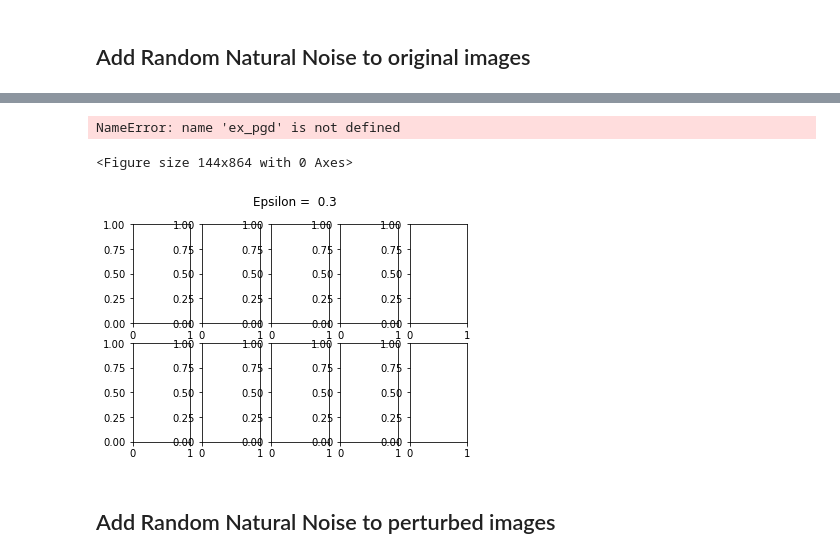
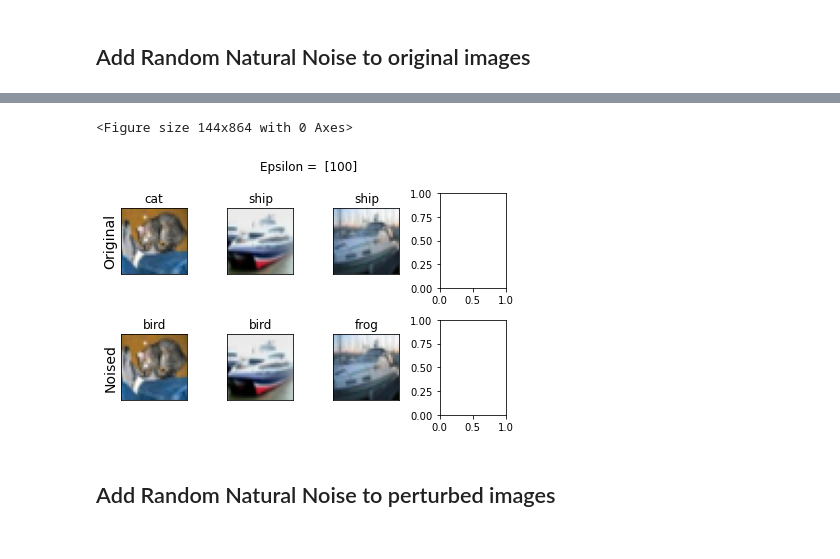
Before and after one commit to MaoMaoCV/CIFAR-10Adv, a Jupyter notebook: CIFAR10_ADV.ipynb, the cells around one changed output, grey strips where cells are left out. Drawn from its saved outputs; the diff is of its cells as text; code cells hidden in the pictures.

```diff
--- a/CIFAR10_ADV.ipynb
+++ b/CIFAR10_ADV.ipynb
@@ -386,15 +396,0 @@ tensor([[[[-0.6973,  0.6923,  1.1230,  ...,  0.7031,  0.9146, -2.2513],
-# %%
-def add_noise(image, eps = 0.3) :
-
-    noise = torch.randn(1, 3, 32, 32)
-    #print(noise)
-    data_noise = noise
-
-    image = torch.clamp(image + data_noise, min=image - eps, max=image + eps)
-    image = torch.clamp(image, min = 0, max = 1)
-
-    return image
-# %%
-noised_img = add_noise(images)
-# %%
-test_accuracy_n, nnoise_labels, noised_img = test_acc(model, testloader, mt, True)
@@ -418,0 +408,5 @@ Return test images =  True
+# %%
+epsilons_n = [100]
+for eps2 in epsilons_n:
+    noised_img = add_noise(images, eps2)
+    test_accuracy_n, nnoise_labels, noised_img = test_acc(model, testloader, mt, True, noised_img)
@@ -419,22 +431,19 @@ Return test images =  True
 # %%
-for i,epsilon in enumerate(epsilons):
-  plt.figure(figsize=(2,12))
-  fig, axs = plt.subplots(2, visual_examples - 1)
-  fig.suptitle("Epsilon =  {}".format(epsilon))
-  for j in range(len(examples[i])):
-    adv_ex = examples[i][j]
+plt.figure(figsize=(2,12))
+fig, axs = plt.subplots(2, visual_examples - 1)
+fig.suptitle("Epsilon =  {}".format(epsilons_n))
+for j in range(len(noised_img[0])):
     ax1 = axs[0, j]
     ax2 = axs[1, j]
     ax_imshow(ax1, orig[j], resnet56_labels[0][j])
-    ax_imshow(ax2, noised_img, fgsm_labels[i][j])
+    ax_imshow(ax2, noised_img[j], nnoise_labels[0][j])
     if j == 0:
-      ax1.set_ylabel('Original', fontsize=14)
-      ax2.set_ylabel('Adversarial', fontsize=14)
-    plt.tight_layout()
+          ax1.set_ylabel('Original', fontsize=14)
+          ax2.set_ylabel('Noised', fontsize=14)
+plt.tight_layout()
 # %% [output]
-NameError: name 'ex_pgd' is not defined
+<Figure size 144x864 with 0 Axes>
-<Figure size 144x864 with 0 Axes>
-[figure, old version]
+[figure, new version]
 # %% [markdown]
 ## Add Random Natural Noise to perturbed images
 # %%
```
Also changed, not shown: parts of 26 cells of this notebook.
